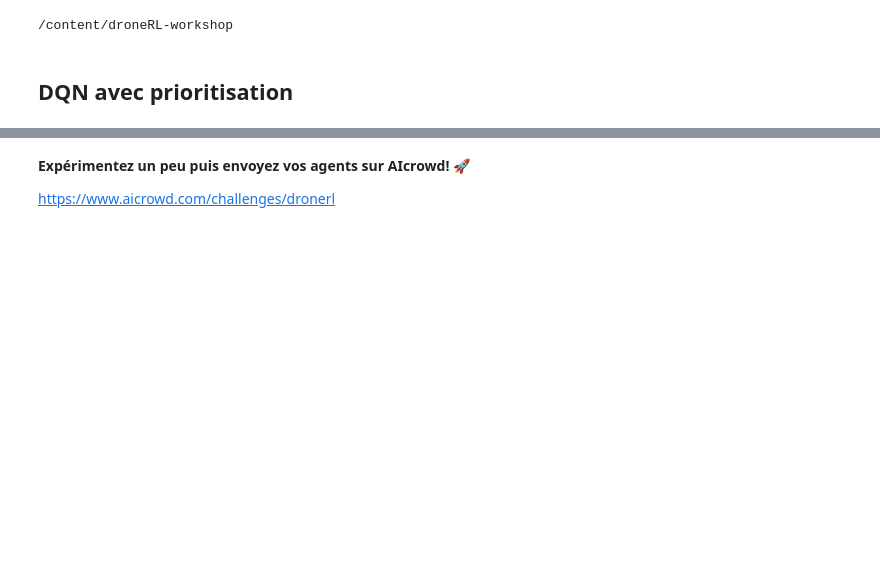
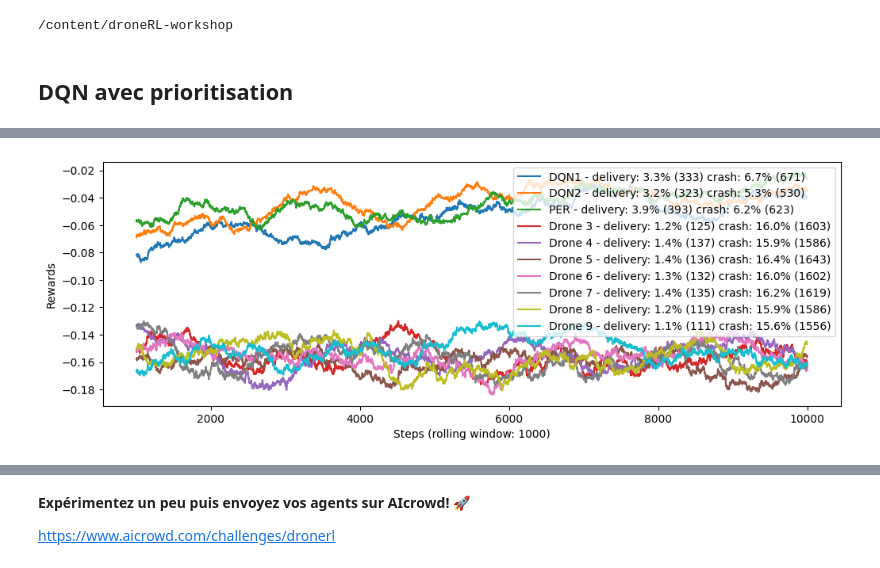
Before and after one commit to ochekroun/labs, a Jupyter notebook: IFAGE_Cours_7_DQN_avec_prioritisation.ipynb, the cells around one changed output, grey strips where cells are left out. Saved outputs shown, nothing was run; the diff lists cells and outputs as text; code cells hidden in the pictures; blank space fills up the shorter version.

```diff
--- a/IFAGE_Cours_7_DQN_avec_prioritisation.ipynb
+++ b/IFAGE_Cours_7_DQN_avec_prioritisation.ipynb
@@ -133,3 +129,12 @@ rewards = plot_rolling_rewards(trainer.rewards_log, drones_labels={0: 'DQN1', 1:
+# %%
+# On crée le trainer
+trainer = MultiAgentTrainer(env, agents, reset_agents=False, seed=0)
+
+# Et on entraine !
+trainer.train(10000)
+rewards = plot_rolling_rewards(trainer.rewards_log, drones_labels={0: 'DQN1', 1: 'DQN2', 2: 'PER'})
+# %% [output]
+[figure, added]
 # %%
 # Evaluation
 rewards_log = test_agents(env, agents, n_steps=1000)
```
Also changed, not shown: parts of 4 cells of this notebook.
